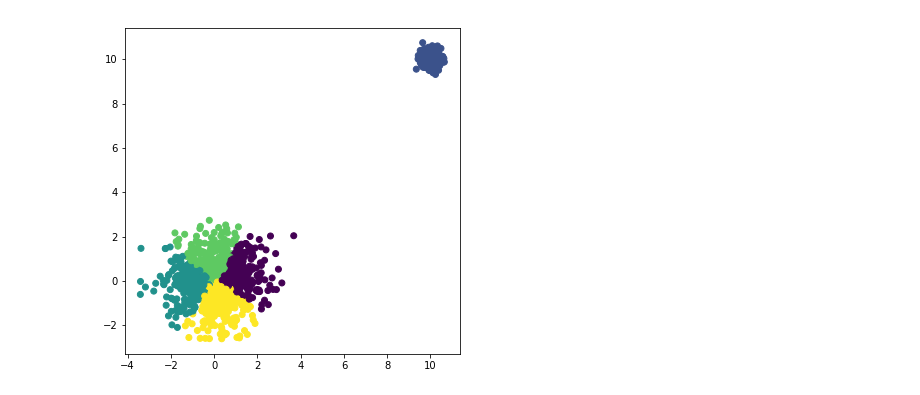
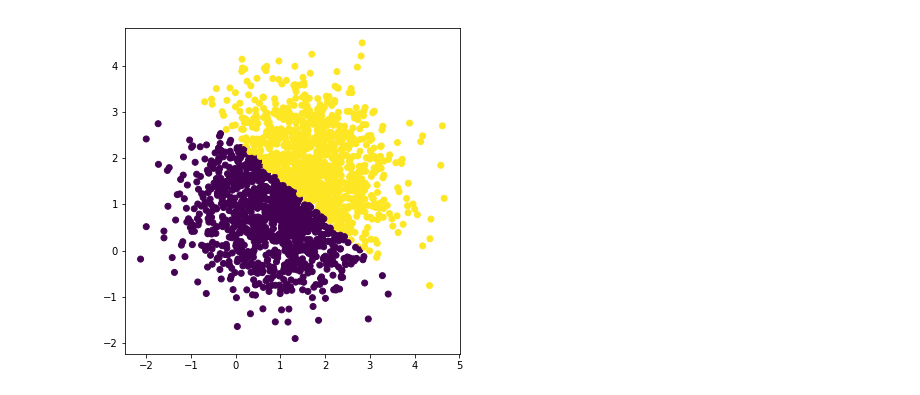
Before and after one commit to tthomik/20180807_descriptive-analysis, a Jupyter notebook: 20180814_k-means clustering/tt_Example_K-Means.ipynb, the cells around one changed output. Saved outputs shown, nothing was run; the diff lists cells and outputs as text; code cells hidden in the pictures.

```diff
--- a/20180814_k-means clustering/tt_Example_K-Means.ipynb
+++ b/20180814_k-means clustering/tt_Example_K-Means.ipynb
@@ -4,35 +4,35 @@ import numpy as np
 import matplotlib.pyplot as plt
 # %%
 # erste Punktwolke
-x_werte = np.random.normal(0,1,1000)
-y_werte = np.random.normal(0,1,1000)
+x_werte = np.random.normal(1,1,1000)
+y_werte = np.random.normal(1,1,1000)
 
 # zweite Punktwolke
-x_werte_2 = np.random.normal(10,0.2,1000)
-y_werte_2 = np.random.normal(10,0.2,1000)
+x_werte_2 = np.random.normal(1.5,1,1000)
+y_werte_2 = np.random.normal(1.5,1,1000)
 
 
 # erstelle ich einen zusammengesetzten Datensatz
 data_x = np.concatenate([x_werte, x_werte_2])
 data_y = np.concatenate([y_werte, y_werte_2])
 
 
 
 dataset = pd.DataFrame()
 
 dataset['x'] = data_x
 dataset['y'] = data_y
 
 dataset.head()
 
 from sklearn.cluster import KMeans
 
-kmeans = KMeans(n_clusters=5, random_state=0).fit(dataset)
+kmeans = KMeans(n_clusters=2, random_state=0).fit(dataset)
 dataset['cluster_nr'] = kmeans.predict(dataset)
 
 # plotte ich diesen Datensatz mit 'scatter'
 plt.figure(1, figsize=(6, 6))
 plt.scatter(data_x, data_y, c=dataset['cluster_nr'])
 plt.show();
 # %% [output]
-[figure, old version]
+[figure, new version]
```
Also changed, not shown: parts of 1 cell of this notebook, 4 other files.
